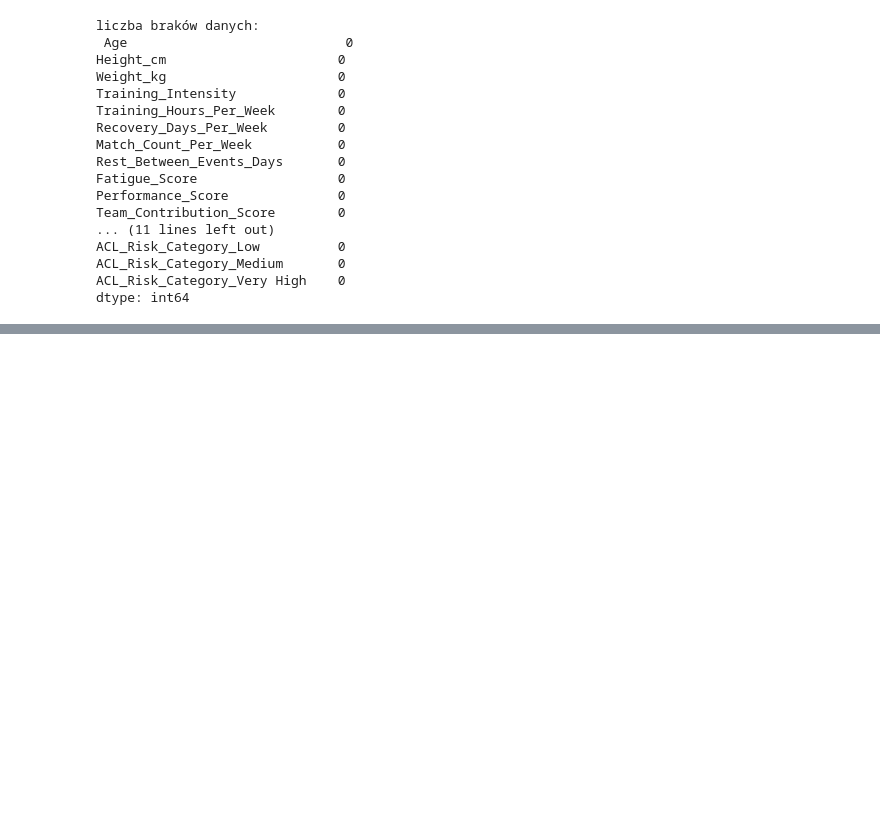
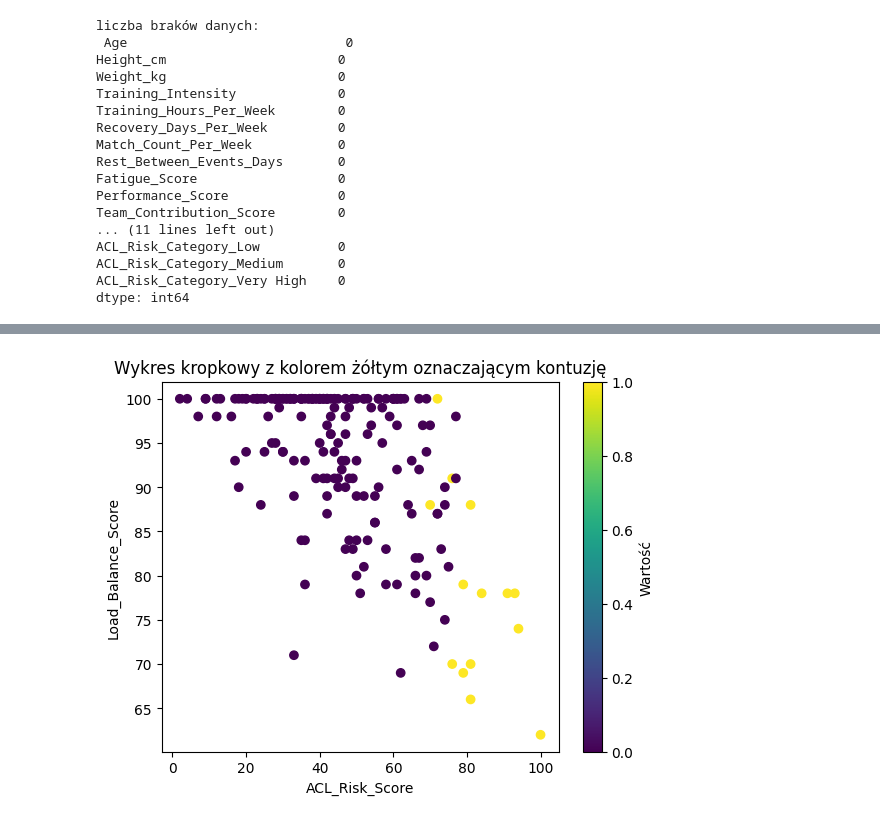
Before and after one commit to DavidUGGIT/DOP_Proyect_Injuries_In_Sports, a Jupyter notebook: Injuries_Analysis_Visualisation.ipynb, the cells around one changed output, grey strips where cells are left out. Drawn from its saved outputs; the diff is of its cells as text; code cells hidden in the pictures; blank space fills up the shorter version.

```diff
--- a/Injuries_Analysis_Visualisation.ipynb
+++ b/Injuries_Analysis_Visualisation.ipynb
@@ -110,0 +129,13 @@ weighted avg       0.94      0.95      0.94       100
+# %%
+knn =  KNeighborsClassifier(n_neighbors=6)
+knn.fit(X_train, y_train)
+result = permutation_importance(knn, X_test, y_test, n_repeats=20, random_state=42)
+feature_names = X_test.columns.tolist()
+feature_importance = [(feature_names[i], v) for i, v in enumerate(result.importances_mean)]
+
+# sortujemy po wartości importance malejąco
+feature_importance_sorted = sorted(feature_importance, key=lambda x: x[1], reverse=True)
+
+# wyświetlamy
+for feature, importance in feature_importance_sorted:
+    print(f"{feature}: {importance:.4f}")
@@ -110,0 +160,14 @@ weighted avg       0.94      0.95      0.94       100
+# %%
+X = pd.concat((X_train, X_test))
+y = pd.concat((y_train, y_test))
+X = X[["ACL_Risk_Score", "Load_Balance_Score"]]
+
+plt.scatter(X.ACL_Risk_Score, X.Load_Balance_Score, c=y, cmap='viridis')
+plt.colorbar(label='Wartość')
+
+plt.xlabel('ACL_Risk_Score')
+plt.ylabel('Load_Balance_Score')
+plt.title('Wykres kropkowy z kolorem żółtym oznaczającym kontuzję')
+plt.show()
+# %% [output]
+[figure, added]
```
Also changed, not shown: parts of 23 cells of this notebook, 5 other files.
